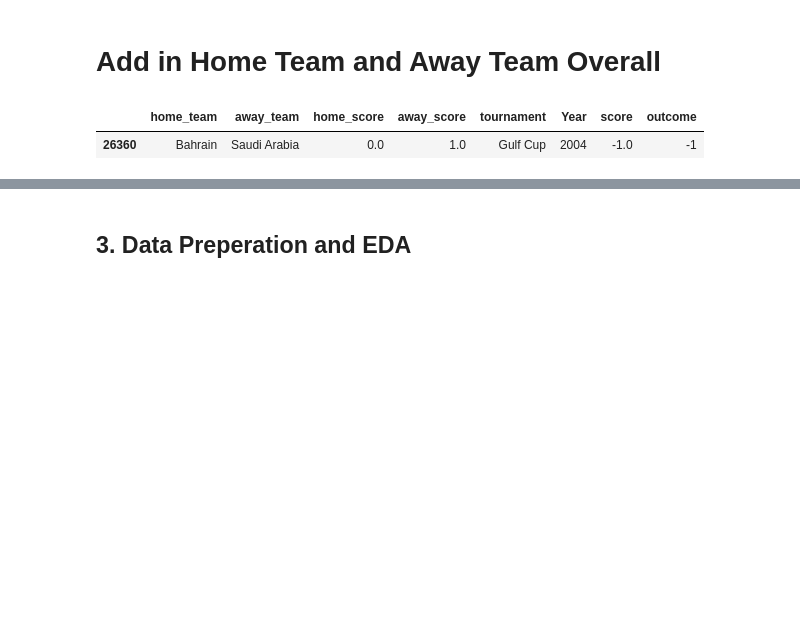
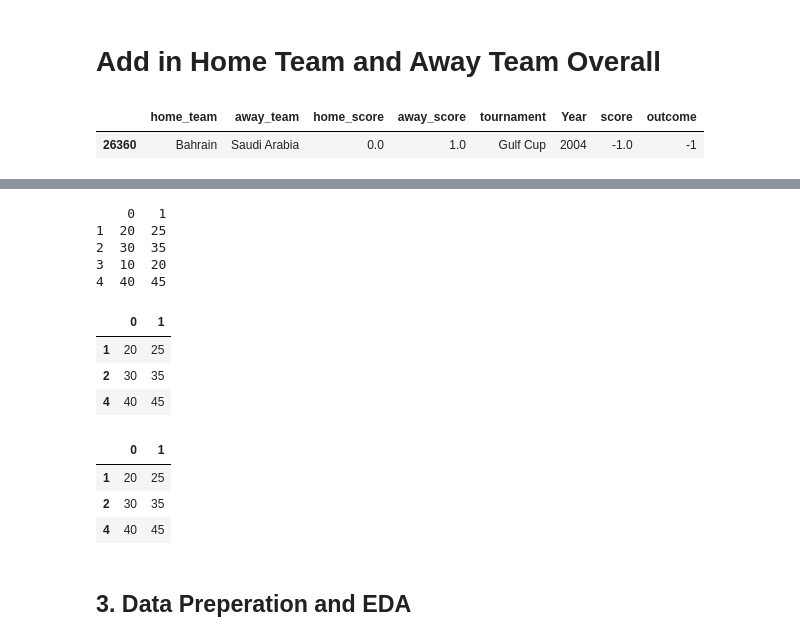
Before and after one commit to DavidHoffman11/WorldCupPredictor, a Jupyter notebook: world_cup_prediction.ipynb, the cells around one changed output, grey strips where cells are left out. Drawn from its saved outputs; the diff is of its cells as text; code cells hidden in the pictures; blank space fills up the shorter version.

```diff
--- a/world_cup_prediction.ipynb
+++ b/world_cup_prediction.ipynb
@@ -492,0 +769,15 @@ for each team:
+# %%
+tDF = tDF.drop(index=0)
+print(tDF)
+tDF = tDF.drop(index=3)
+tDF
+# %% [output]
+    0   1
+1  20  25
+2  30  35
+3  10  20
+4  40  45
+|  | 0 | 1 |
+| 1 | 20 | 25 |
+| 2 | 30 | 35 |
+| 4 | 40 | 45 |
@@ -493,3 +789,10 @@ for each team:
+# %%
+tDF
+# %% [output]
+|  | 0 | 1 |
+| 1 | 20 | 25 |
+| 2 | 30 | 35 |
+| 4 | 40 | 45 |
 # %% [markdown]
 ## 3. Data Preperation and EDA
 # %%
```
Also changed, not shown: parts of 24 cells of this notebook.
